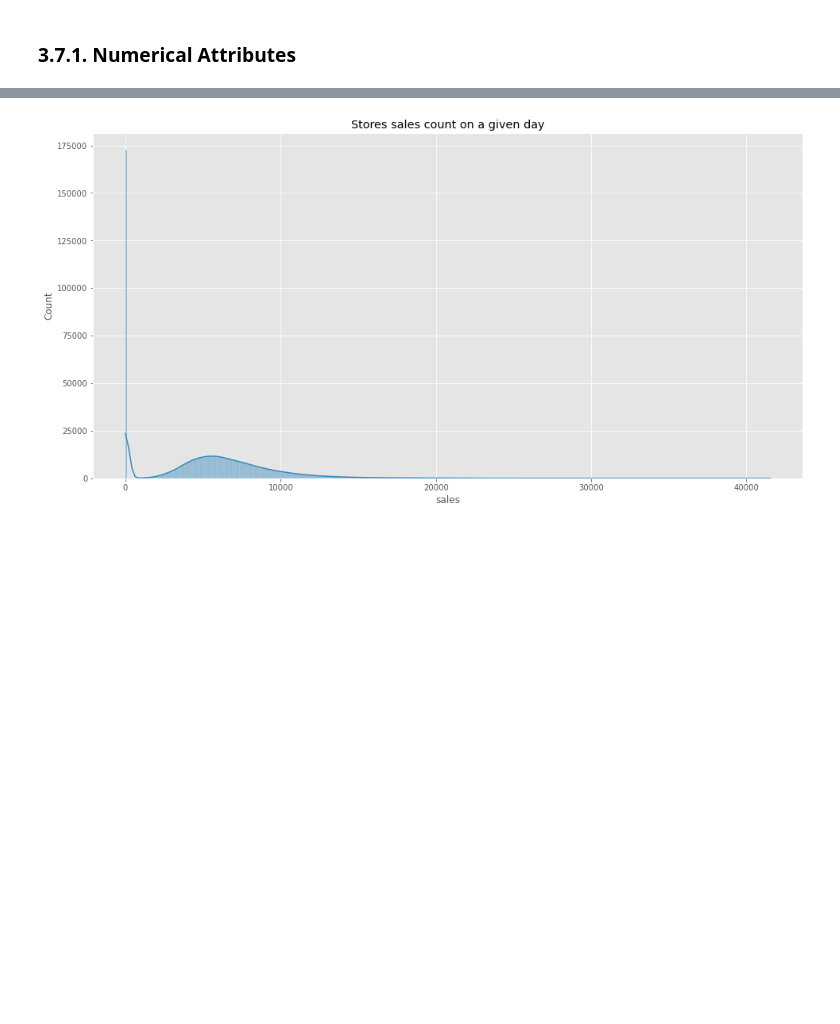
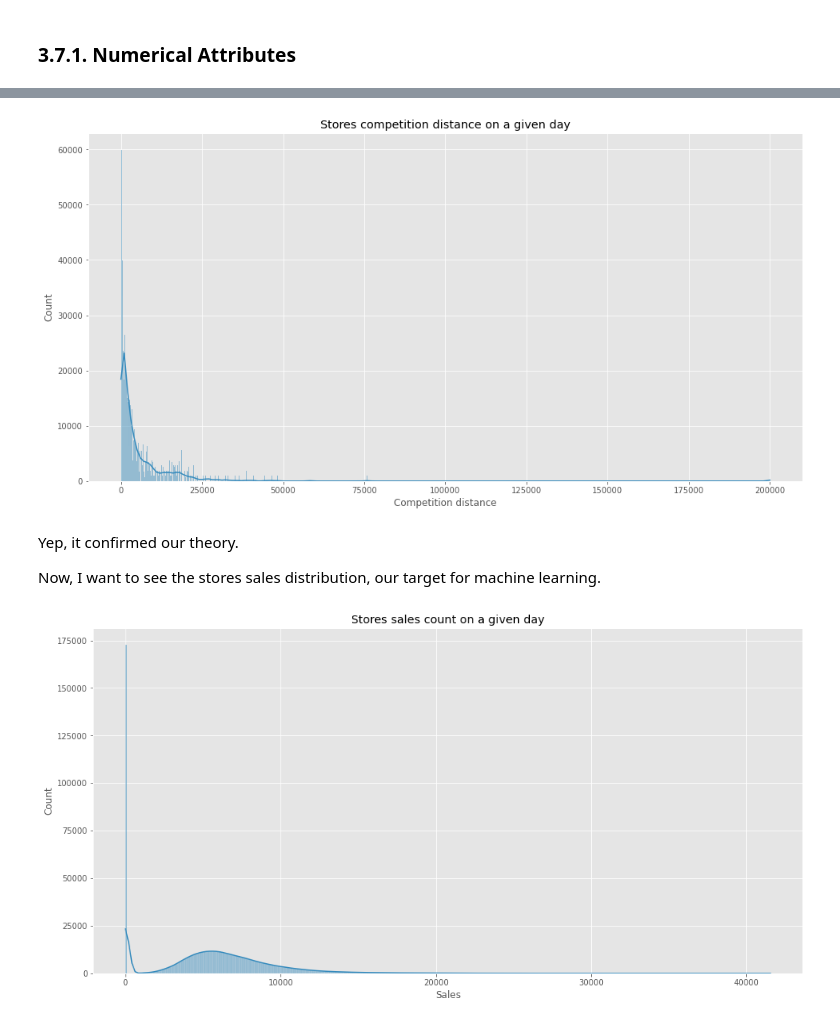
Before and after one commit to Emersonmiady/data-science-em-producao, a Jupyter notebook: rossman_store_sales.ipynb, the cells around one changed output, grey strips where cells are left out. Cells and saved outputs as stored; diff of their text form; code cells hidden in the pictures; blank space fills up the shorter version.

```diff
--- a/rossman_store_sales.ipynb
+++ b/rossman_store_sales.ipynb
@@ -53,6 +87,17 @@ def fillout_nan_on_col_with(time, col, df):
     else:
         print('Unrecognized time...')
         return None
+
+def show_histplot(x, data, title=None, xlabel=None):
+    '''
+    Show the histplot, given a x, data,
+    title and x label values.
+    '''
+    plt.figure(figsize=(16, 8))
+    sns.histplot(x=x, data=data, kde=True)
+    plt.title(title)
+    plt.xlabel(xlabel)
+    plt.show()
 # %% [markdown]
 ## 2.3. Loading Data
 # %%
@@ -571,2 +622,13 @@ display(metrics)
+# %%
+# Showing the stores competition distance count on a given day distribution
+show_histplot('competition_distance', df,
+              'Stores competition distance on a given day',
+              'Competition distance')
+# %% [output]
+[figure, added]
+# %% [markdown]
+Yep, it confirmed our theory.
+
+Now, I want to see the stores sales distribution, our target for machine learning.
 # %%
 # Showing the stores sales count on a given day distribution
```
Also changed, not shown: parts of 23 cells of this notebook, 1 other file.
